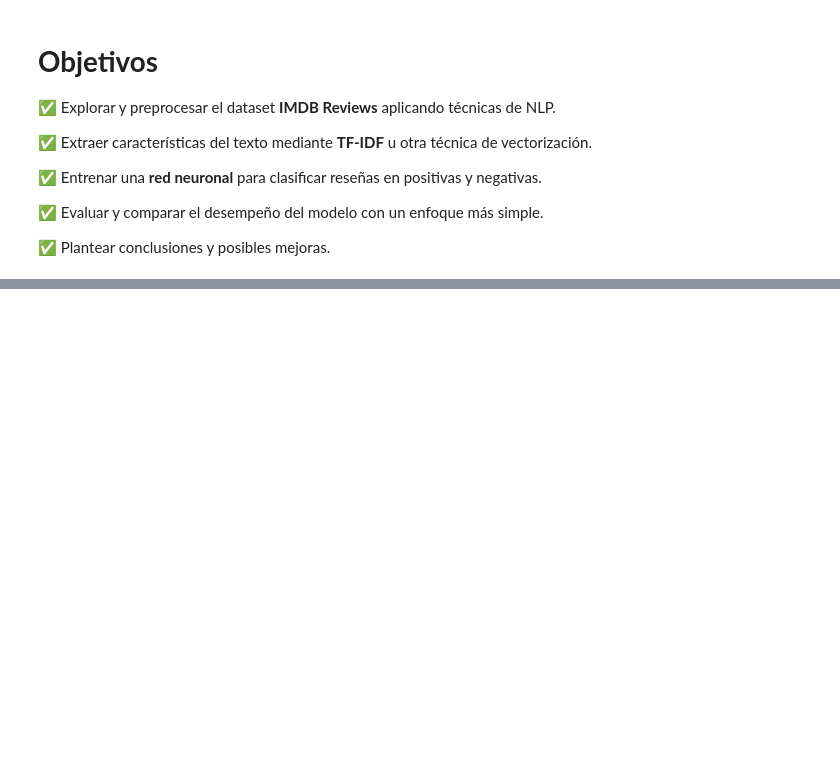
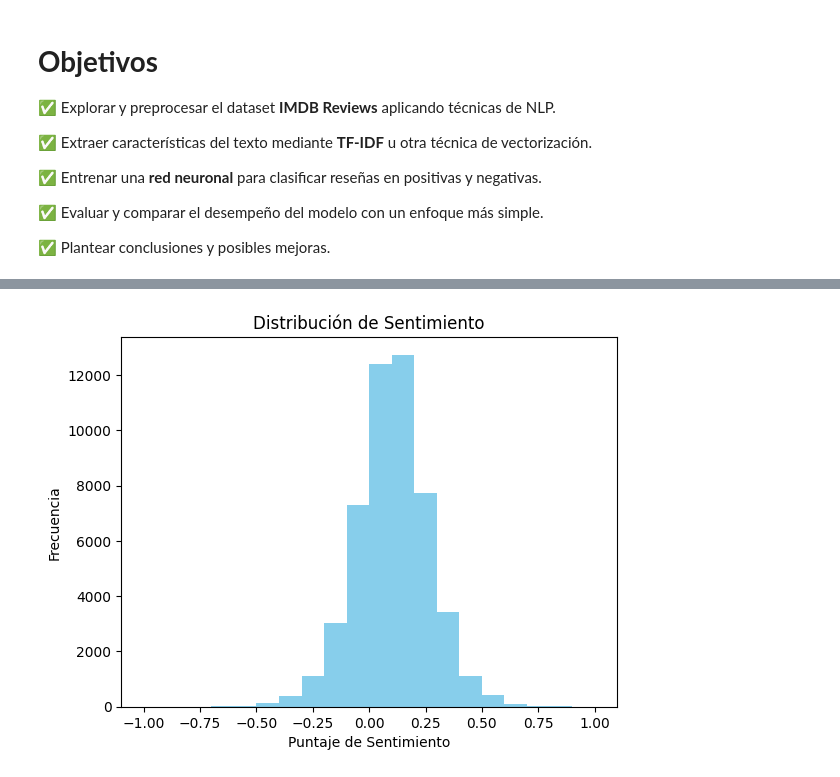
Before and after one commit to ignaciofestino/ENTREGA-PF-DSI, a Jupyter notebook: PFDS_ParteIII__Festino.ipynb, the cells around one changed output, grey strips where cells are left out. Cells and saved outputs as stored; diff of their text form; code cells hidden in the pictures; blank space fills up the shorter version.

```diff
--- a/PFDS_ParteIII__Festino.ipynb
+++ b/PFDS_ParteIII__Festino.ipynb
@@ -28,0 +132,14 @@ El análisis de sentimiento en texto es una tarea fundamental en el procesamient
+# %%
+from textblob import TextBlob
+
+# Función para calcular el sentimiento de cada reseña
+def analyze_sentiment(text):
+    sentiment = TextBlob(text).sentiment
+    return sentiment.polarity  # Rango entre -1 (negativo) y 1 (positivo)
+
+# Aplicar el análisis de sentimiento
+df['sentiment_score'] = df['review'].apply(analyze_sentiment)
+
+# Ejemplo de resultados
+print("Primeras filas con puntaje de sentimiento:")
+print(df[['review', 'sentiment_score']].head())
@@ -28,0 +154,10 @@ El análisis de sentimiento en texto es una tarea fundamental en el procesamient
+# %%
+import matplotlib.pyplot as plt
+
+plt.hist(df['sentiment_score'], bins=20, color='skyblue')
+plt.title('Distribución de Sentimiento')
+plt.xlabel('Puntaje de Sentimiento')
+plt.ylabel('Frecuencia')
+plt.show()
+# %% [output]
+[figure, added]
```
Also changed, not shown: parts of 22 cells of this notebook.
